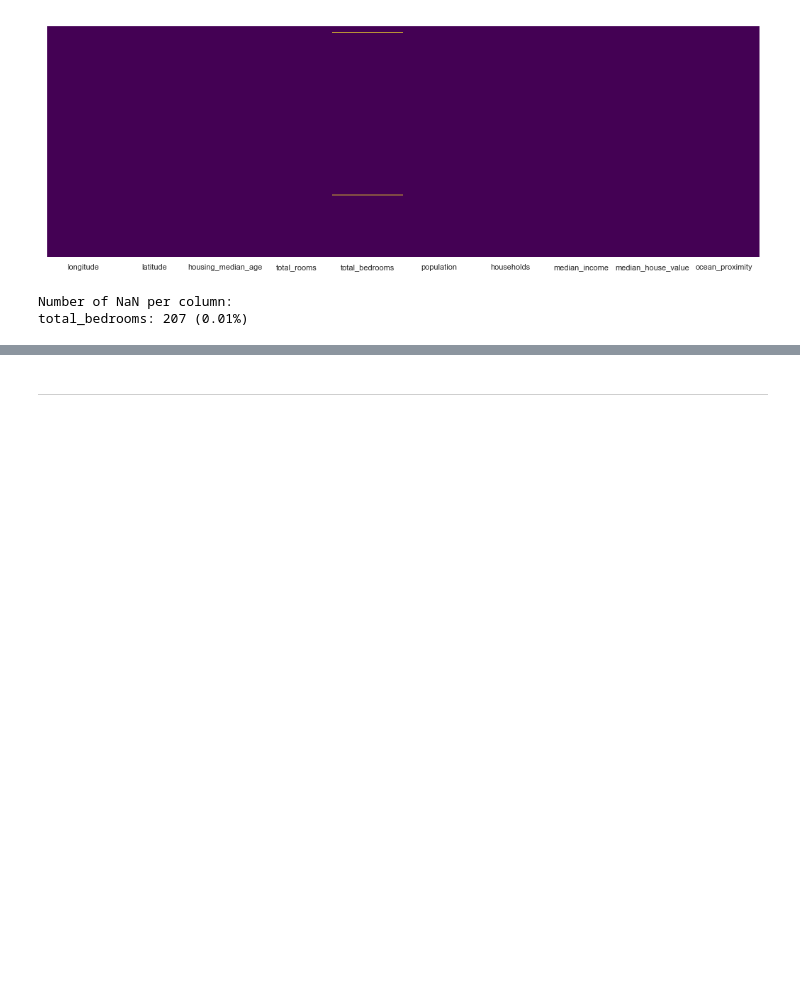
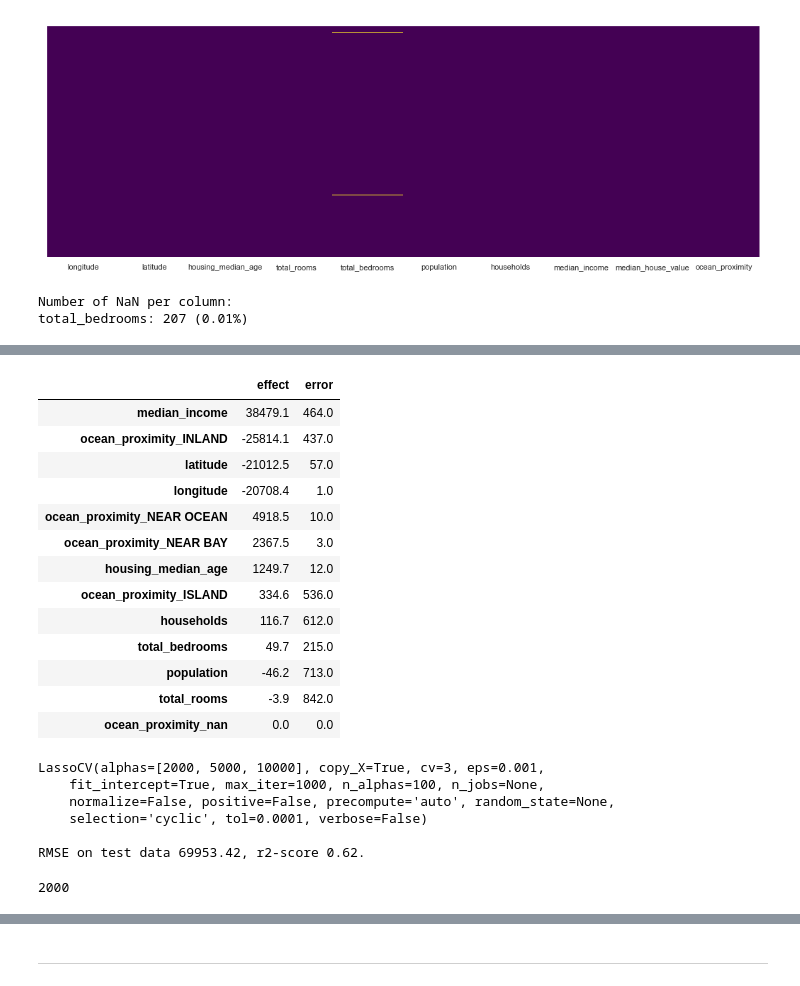
Before and after one commit to rbuerki/codebook, a Jupyter notebook: LinearRegression/demo LinearRegression.ipynb, the cells around one changed output, grey strips where cells are left out. Drawn from its saved outputs; the diff is of its cells as text; code cells hidden in the pictures; blank space fills up the shorter version.

```diff
--- a/LinearRegression/demo LinearRegression.ipynb
+++ b/LinearRegression/demo LinearRegression.ipynb
@@ -203,0 +191,38 @@ coef_df.head(20)
+# %%
+# plot feature weights - for bigger data you should calculate them with the optimized model only
+ridgeCV_simple.print_coef_weights(n_bootstrap=1000)
+# %% [output]
+|  | effect | error |
+| median_income | 38479.1 | 464.0 |
+| ocean_proximity_INLAND | -25814.1 | 437.0 |
+| latitude | -21012.5 | 57.0 |
+| longitude | -20708.4 | 1.0 |
+| ocean_proximity_NEAR OCEAN | 4918.5 | 10.0 |
+| ocean_proximity_NEAR BAY | 2367.5 | 3.0 |
+| housing_median_age | 1249.7 | 12.0 |
+| ocean_proximity_ISLAND | 334.6 | 536.0 |
+| households | 116.7 | 612.0 |
+| total_bedrooms | 49.7 | 215.0 |
+| population | -46.2 | 713.0 |
+| total_rooms | -3.9 | 842.0 |
+| ocean_proximity_nan | 0.0 | 0.0 |
+# %%
+# define lassoCV without normalization (but higher alphas)
+model = LassoCV(alphas=[2000, 5000, 10000],cv=3, fit_intercept=True)
+# instantiate
+lassoCV_simple = LinRegModel(housing, 'median_house_value', model)
+# perform linear regression modelling
+lassoCV_simple.go_quickDirty()
+# output scores
+lassoCV_simple
+# %% [output]
+LassoCV(alphas=[2000, 5000, 10000], copy_X=True, cv=3, eps=0.001,
+    fit_intercept=True, max_iter=1000, n_alphas=100, n_jobs=None,
+    normalize=False, positive=False, precompute='auto', random_state=None,
+    selection='cyclic', tol=0.0001, verbose=False)
+
+RMSE on test data 69953.42, r2-score 0.62.
+# %%
+model.alpha_
+# %% [output]
+2000
```
Also changed, not shown: parts of 51 cells of this notebook.
